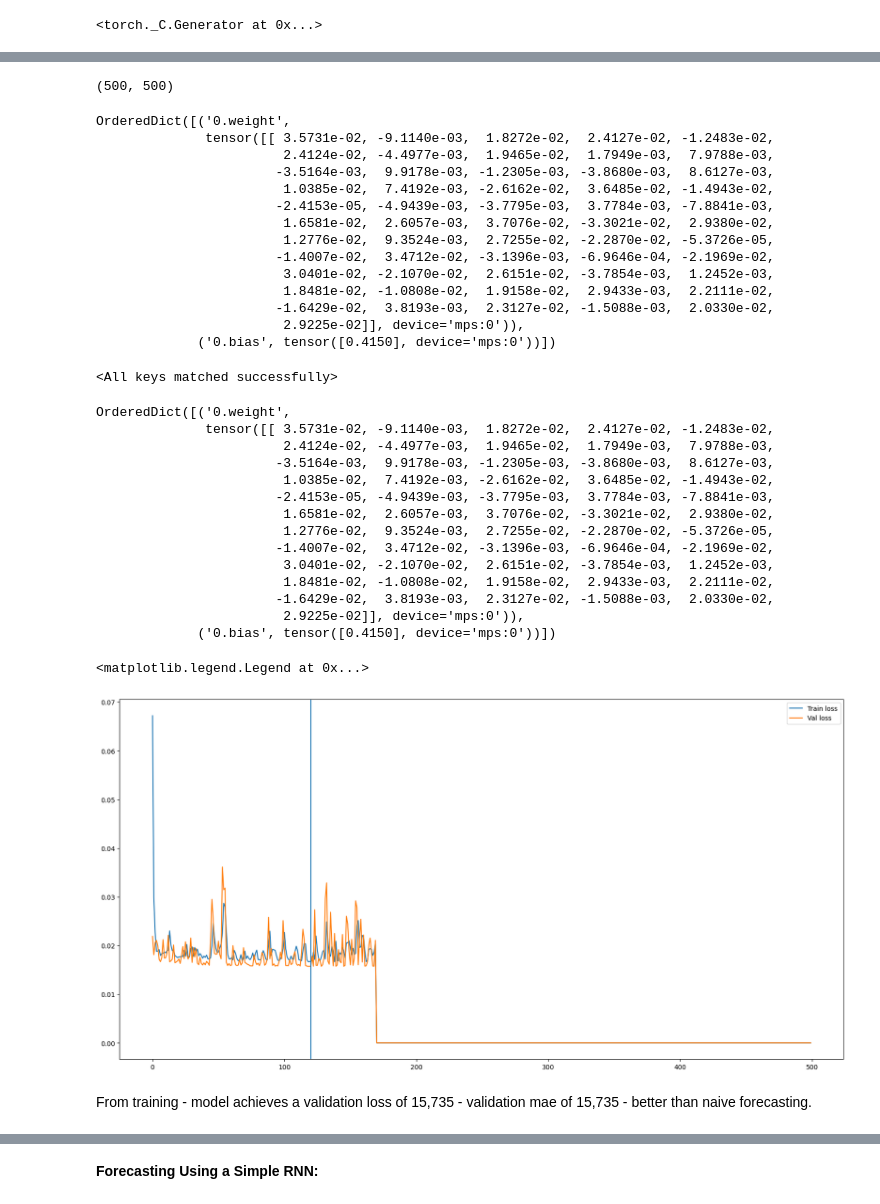
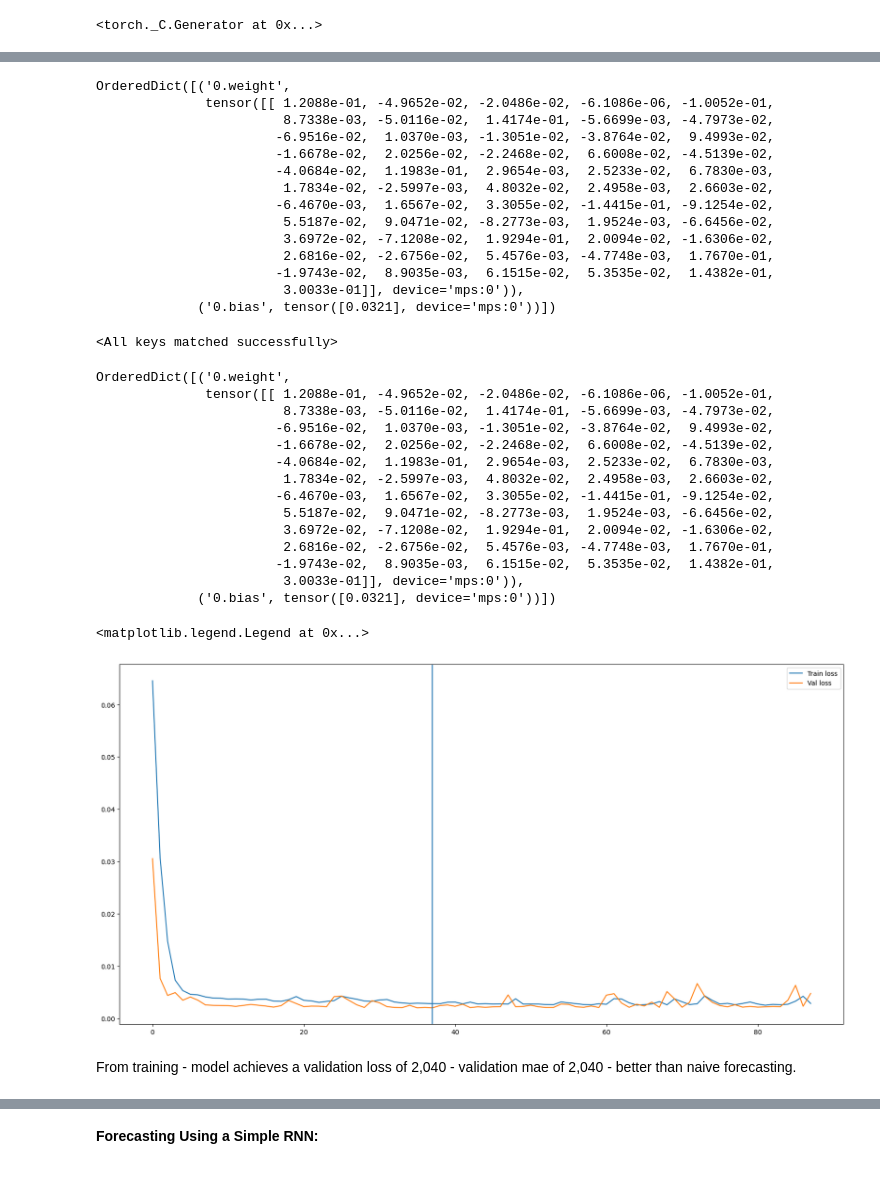
Before and after one commit to BlaiseMarvin/Machine-Learning-and-Big-Data-Analytics, a Jupyter notebook: deep_learning_2/sequential_data/notebook4.ipynb, the cells around one changed output, grey strips where cells are left out. Saved outputs shown, nothing was run; the diff lists cells and outputs as text; code cells hidden in the pictures.

Commit message:
efficient sequence modelling

```diff
--- a/deep_learning_2/sequential_data/notebook4.ipynb
+++ b/deep_learning_2/sequential_data/notebook4.ipynb
@@ -275,7 +289,7 @@ for epoch in range(n_epochs):
         # compute the forward pass
         out = model(x_batch)
         # compute the loss
-        loss = criterion(out, y_batch)
+        loss = criterion(out.squeeze(1), y_batch)
         # Compute the gradients
         loss.backward()
         # Backpropagation
@@ -295,7 +309,7 @@ for epoch in range(n_epochs):
             y_batch = y_batch.to(device)
             # forward pass
             out = model(x_batch)
-            loss = criterion(out, y_batch)
+            loss = criterion(out.squeeze(1), y_batch)
             val_loss[epoch]+= loss.item()*y_batch.size(0)
         val_loss[epoch]/=len(rail_valid_dl.dataset)
 
@@ -327,24 +341,20 @@ Stopping at epoch  169
-# %%
-len(train_loss), len(val_loss)
-# %% [output]
-(500, 500)
 # %%
 model.state_dict()
 # %% [output]
 OrderedDict([('0.weight',
-              tensor([[ 3.5731e-02, -9.1140e-03,  1.8272e-02,  2.4127e-02, -1.2483e-02,
-                        2.4124e-02, -4.4977e-03,  1.9465e-02,  1.7949e-03,  7.9788e-03,
-                       -3.5164e-03,  9.9178e-03, -1.2305e-03, -3.8680e-03,  8.6127e-03,
-                        1.0385e-02,  7.4192e-03, -2.6162e-02,  3.6485e-02, -1.4943e-02,
-                       -2.4153e-05, -4.9439e-03, -3.7795e-03,  3.7784e-03, -7.8841e-03,
-                        1.6581e-02,  2.6057e-03,  3.7076e-02, -3.3021e-02,  2.9380e-02,
-                        1.2776e-02,  9.3524e-03,  2.7255e-02, -2.2870e-02, -5.3726e-05,
-                       -1.4007e-02,  3.4712e-02, -3.1396e-03, -6.9646e-04, -2.1969e-02,
-                        3.0401e-02, -2.1070e-02,  2.6151e-02, -3.7854e-03,  1.2452e-03,
-                        1.8481e-02, -1.0808e-02,  1.9158e-02,  2.9433e-03,  2.2111e-02,
-                       -1.6429e-02,  3.8193e-03,  2.3127e-02, -1.5088e-03,  2.0330e-02,
-                        2.9225e-02]], device='mps:0')),
-             ('0.bias', tensor([0.4150], device='mps:0'))])
+              tensor([[ 1.2088e-01, -4.9652e-02, -2.0486e-02, -6.1086e-06, -1.0052e-01,
+                        8.7338e-03, -5.0116e-02,  1.4174e-01, -5.6699e-03, -4.7973e-02,
+                       -6.9516e-02,  1.0370e-03, -1.3051e-02, -3.8764e-02,  9.4993e-02,
+                       -1.6678e-02,  2.0256e-02, -2.2468e-02,  6.6008e-02, -4.5139e-02,
+                       -4.0684e-02,  1.1983e-01,  2.9654e-03,  2.5233e-02,  6.7830e-03,
+                        1.7834e-02, -2.5997e-03,  4.8032e-02,  2.4958e-03,  2.6603e-02,
+                       -6.4670e-03,  1.6567e-02,  3.3055e-02, -1.4415e-01, -9.1254e-02,
+                        5.5187e-02,  9.0471e-02, -8.2773e-03,  1.9524e-03, -6.6456e-02,
+                        3.6972e-02, -7.1208e-02,  1.9294e-01,  2.0094e-02, -1.6306e-02,
+                        2.6816e-02, -2.6756e-02,  5.4576e-03, -4.7748e-03,  1.7670e-01,
+                       -1.9743e-02,  8.9035e-03,  6.1515e-02,  5.3535e-02,  1.4382e-01,
+                        3.0033e-01]], device='mps:0')),
+             ('0.bias', tensor([0.0321], device='mps:0'))])
 # %%
 checkpoint = torch.load('linear_model.pt')
 # %%
@@ -355,30 +365,30 @@ model.load_state_dict(checkpoint['model_state_dict'])
 model.state_dict()
 # %% [output]
 OrderedDict([('0.weight',
-              tensor([[ 3.5731e-02, -9.1140e-03,  1.8272e-02,  2.4127e-02, -1.2483e-02,
-                        2.4124e-02, -4.4977e-03,  1.9465e-02,  1.7949e-03,  7.9788e-03,
-                       -3.5164e-03,  9.9178e-03, -1.2305e-03, -3.8680e-03,  8.6127e-03,
-                        1.0385e-02,  7.4192e-03, -2.6162e-02,  3.6485e-02, -1.4943e-02,
-                       -2.4153e-05, -4.9439e-03, -3.7795e-03,  3.7784e-03, -7.8841e-03,
-                        1.6581e-02,  2.6057e-03,  3.7076e-02, -3.3021e-02,  2.9380e-02,
-                        1.2776e-02,  9.3524e-03,  2.7255e-02, -2.2870e-02, -5.3726e-05,
-                       -1.4007e-02,  3.4712e-02, -3.1396e-03, -6.9646e-04, -2.1969e-02,
-                        3.0401e-02, -2.1070e-02,  2.6151e-02, -3.7854e-03,  1.2452e-03,
-                        1.8481e-02, -1.0808e-02,  1.9158e-02,  2.9433e-03,  2.2111e-02,
-                       -1.6429e-02,  3.8193e-03,  2.3127e-02, -1.5088e-03,  2.0330e-02,
-                        2.9225e-02]], device='mps:0')),
-             ('0.bias', tensor([0.4150], device='mps:0'))])
+              tensor([[ 1.2088e-01, -4.9652e-02, -2.0486e-02, -6.1086e-06, -1.0052e-01,
+                        8.7338e-03, -5.0116e-02,  1.4174e-01, -5.6699e-03, -4.7973e-02,
+                       -6.9516e-02,  1.0370e-03, -1.3051e-02, -3.8764e-02,  9.4993e-02,
+                       -1.6678e-02,  2.0256e-02, -2.2468e-02,  6.6008e-02, -4.5139e-02,
+                       -4.0684e-02,  1.1983e-01,  2.9654e-03,  2.5233e-02,  6.7830e-03,
+                        1.7834e-02, -2.5997e-03,  4.8032e-02,  2.4958e-03,  2.6603e-02,
+                       -6.4670e-03,  1.6567e-02,  3.3055e-02, -1.4415e-01, -9.1254e-02,
+                        5.5187e-02,  9.0471e-02, -8.2773e-03,  1.9524e-03, -6.6456e-02,
+                        3.6972e-02, -7.1208e-02,  1.9294e-01,  2.0094e-02, -1.6306e-02,
+                        2.6816e-02, -2.6756e-02,  5.4576e-03, -4.7748e-03,  1.7670e-01,
+                       -1.9743e-02,  8.9035e-03,  6.1515e-02,  5.3535e-02,  1.4382e-01,
+                        3.0033e-01]], device='mps:0')),
+             ('0.bias', tensor([0.0321], device='mps:0'))])
 # %%
 fig, ax = plt.subplots(figsize=(20,10))
-ax.plot(train_loss, label='Train loss')
-ax.plot(val_loss, label='Val loss')
-ax.axvline(120)
+ax.plot(train_loss[:88], label='Train loss')
+ax.plot(val_loss[:88], label='Val loss')
+ax.axvline(37)
 ax.legend()
 # %% [output]
 <matplotlib.legend.Legend at 0x...>
-[figure, old version]
+[figure, new version]
 # %% [markdown]
-From training - model achieves a validation loss of 15,735 - validation mae of 15,735 - better than naive forecasting.
+From training - model achieves a validation loss of 2,040 - validation mae of 2,040 - better than naive forecasting.
 # %%
 checkpoint['metric']*1e6
 # %% [output]
```
Also changed, not shown: parts of 87 cells of this notebook, 16 other files.
